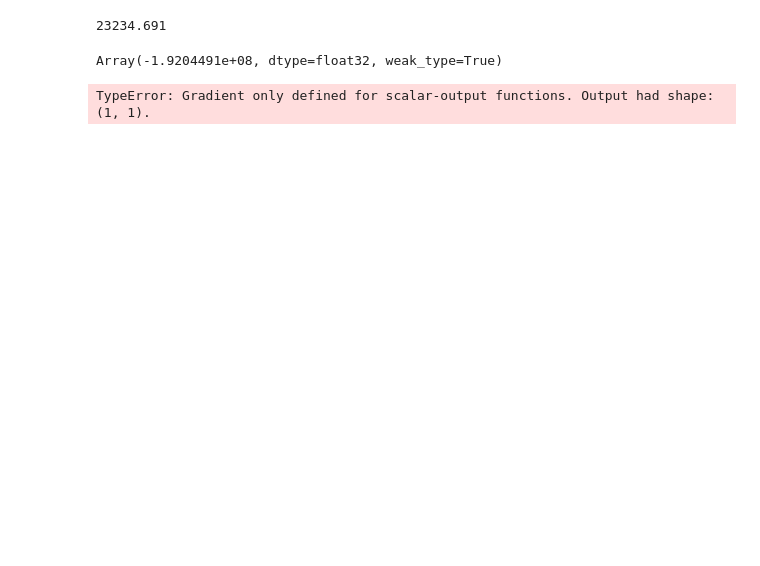
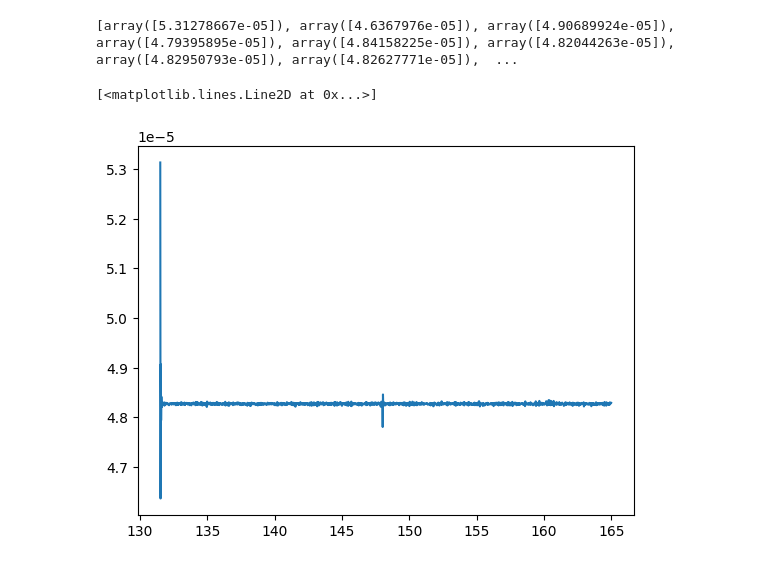
Before and after one commit to Jaredwinn77/ACME_VOL3_PLANET_FINDER, a Jupyter notebook: KalmanFilter.ipynb, the cells around one changed output. Saved outputs shown, nothing was run; the diff lists cells and outputs as text; code cells hidden in the pictures; blank space fills up the shorter version.

```diff
--- a/KalmanFilter.ipynb
+++ b/KalmanFilter.ipynb
@@ -27,19 +32,16 @@ a is orbital distance
 def h(theta):
     #mu is the expected value of flux
     mu = np.mean(vals)
-    print(mu)
     del_thet = 0.0093
     transit_d = 0.000084
     k = 13690
     m = 250000
     #mu is average of the flux for this
-    return mu * (1 - transit_d + 2*(transit_d/jax.numpy.pi))*jax.numpy.abs(1/jax.numpy.tan(k*jax.numpy.sin(theta)))
+    result = mu * (1 - transit_d + 2*(transit_d/jax.numpy.pi))*jax.numpy.abs(1/jax.numpy.tan(k*jax.numpy.sin(theta)))
+    return result.reshape()
 
 
 h_der = jax.grad(h)
-# %% [output]
-23234.691
-Array(-1.9204491e+08, dtype=float32, weak_type=True)
 # %%
 #theta
 G = 6.67e-11
@@ -47,7 +49,7 @@ dt = 0.01
 
 #assume mass and radius similar to earth
 m = 250000
-r = 1 #TO DO: fix radius
+r = 6371 #TO DO: fix radius
 
 dim_x = 1
 dim_z = 1
@@ -69,12 +71,15 @@ ekf.Q = np.array([[1e-10]])
 ekf.R = np.array([[20/10**6]])
 #ekf.R = np.array([[x*20/10**6]])
 
+fluxes = []
 for i, flux in enumerate(vals):
     ekf.predict(u=U)
-    ekf.update(z=flux, HJacobian=jax.grad(h), Hx=h)
-
-    ekf.update()
+    ekf.update(z=flux, HJacobian=h_der, Hx=h)
+    fluxes.append(ekf.x.ravel())
-# %% [output]
-TypeError: Gradient only defined for scalar-output functions. Output had shape: (1, 1).
 # %%
 #plot the observed measurements and then our thetas turned into brightness via H
+plt.plot(t, fluxes)
+# %% [output]
+[array([5.31278667e-05]), array([4.6367976e-05]), array([4.90689924e-05]), array([4.79395895e-05]), array([4.84158225e-05]), array([4.82044263e-05]), array([4.82950793e-05]), array([4.82627771e-05]),  ...
+[<matplotlib.lines.Line2D at 0x...>]
+[figure, added]
```
Also changed, not shown: parts of 1 cell of this notebook.
